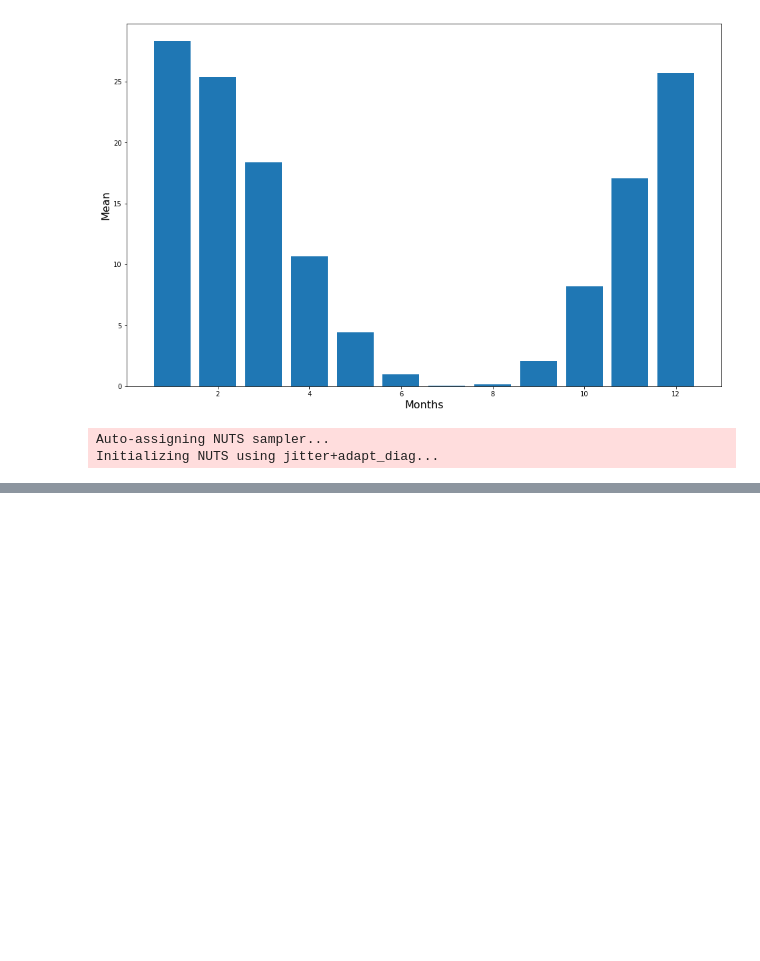
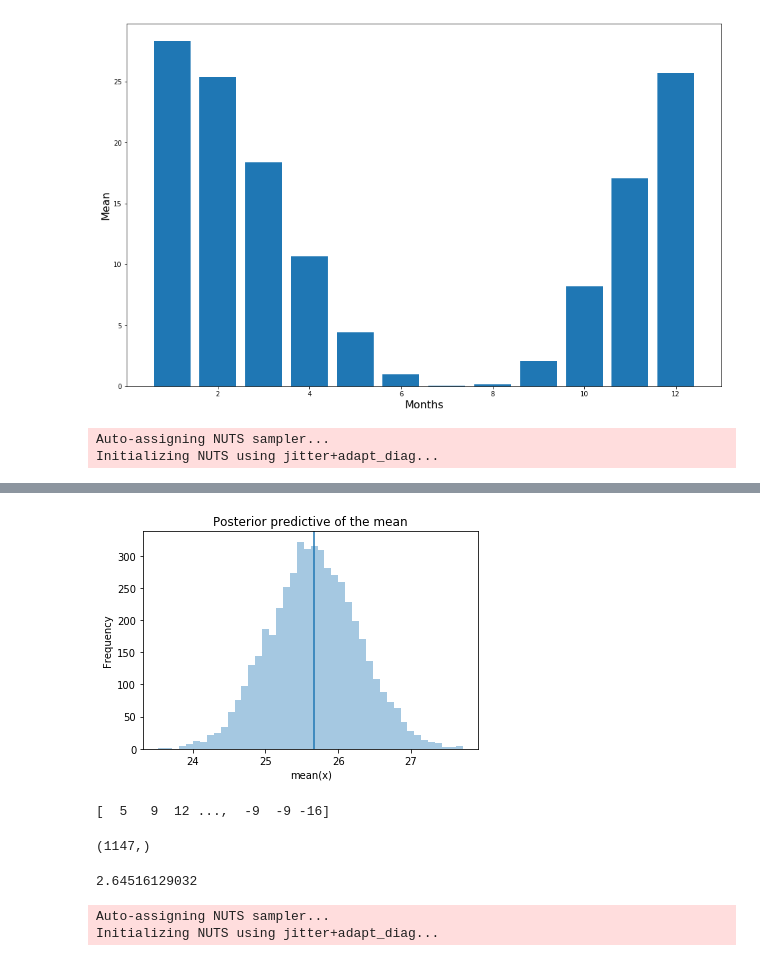
Before and after one commit to jenk1/Mean-Heating-Degree-Days, a Jupyter notebook: FinalizedOne.ipynb, the cells around one changed output, grey strips where cells are left out. Saved outputs shown, nothing was run; the diff lists cells and outputs as text; code cells hidden in the pictures; blank space fills up the shorter version.

```diff
--- a/FinalizedOne.ipynb
+++ b/FinalizedOne.ipynb
@@ -287,0 +307,7 @@ ax.set(title='Posterior predictive of the mean', xlabel='mean(x)', ylabel='Frequ
+# %%
+ax = plt.subplot()
+sns.distplot([n.mean() for n in ppc['n']], kde=False, ax=ax)
+ax.axvline(DecemberArray.mean())
+ax.set(title='Posterior predictive of the mean', xlabel='mean(x)', ylabel='Frequency');
+# %% [output]
+[figure, added]
@@ -287,0 +316,22 @@ ax.set(title='Posterior predictive of the mean', xlabel='mean(x)', ylabel='Frequ
+# %%
+print(JD_Array)
+# %% [output]
+[  5   9  12 ...,  -9  -9 -16]
+# %%
+print(JD_Array.shape)
+# %% [output]
+(1147,)
+# %%
+print(JD_Array.mean())
+# %% [output]
+2.64516129032
+# %%
+with pm.Model() as model:
+    mu = pm.Uniform('mu', lower=0, upper=100)
+    sd = pm.Uniform('sd', lower=1, upper=20)
+    n = pm.Normal('n', mu=mu, sd=sd, observed=JD_Array)
+
+    trace = pm.sample(5000)
+# %% [output]
+Auto-assigning NUTS sampler...
+Initializing NUTS using jitter+adapt_diag...
```
Also changed, not shown: parts of 11 cells of this notebook.
